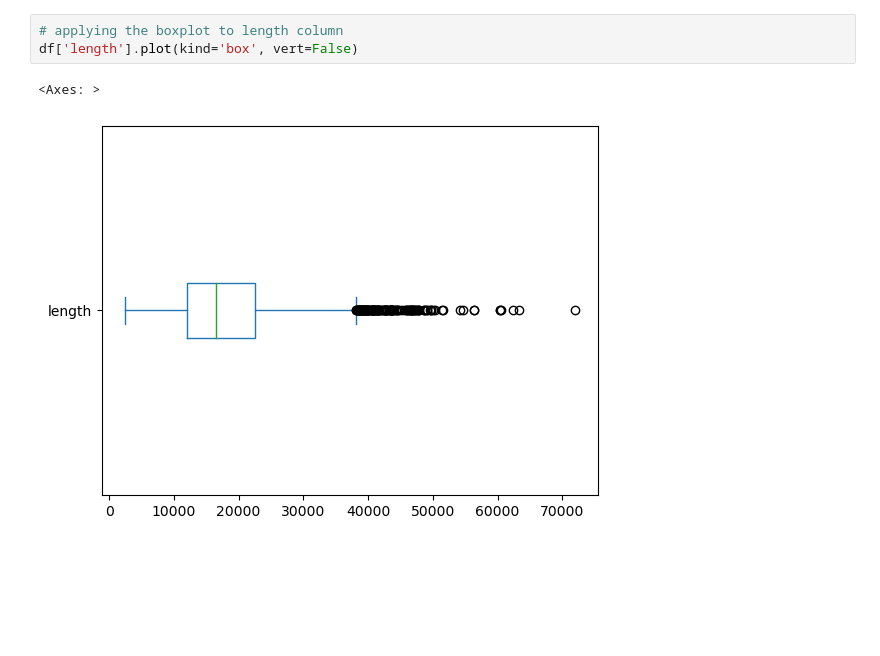
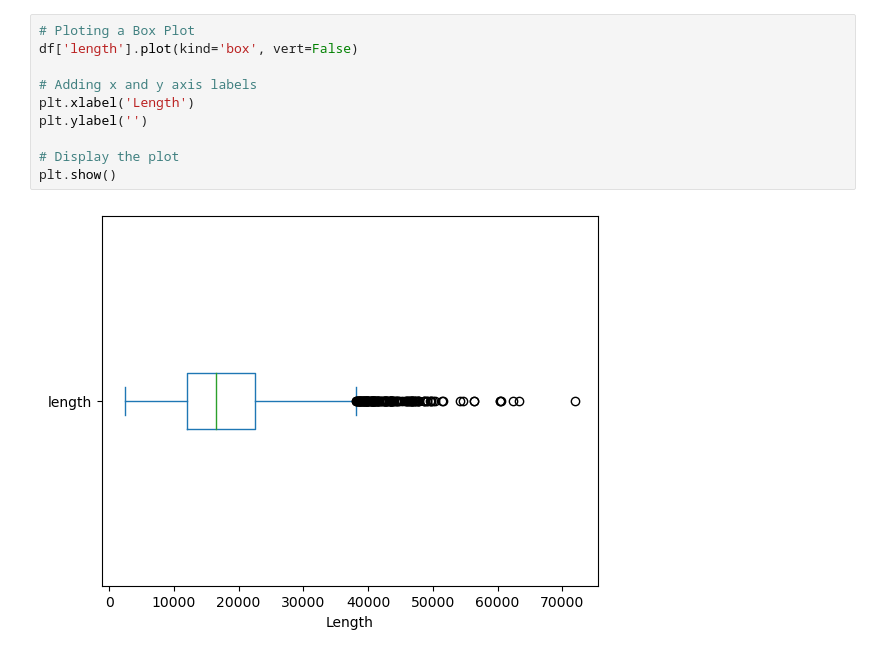
Before and after one commit to ThilakNaidu/Thilak, a Jupyter notebook: TBA_C2.ipynb, the cells around one changed output. Cells and saved outputs as stored; diff of their text form; blank space fills up the shorter version.

```diff
--- a/TBA_C2.ipynb
+++ b/TBA_C2.ipynb
@@ -177,7 +187,13 @@ df['length'].plot()
 # %%
-# applying the boxplot to length column
+# Ploting a Box Plot
 df['length'].plot(kind='box', vert=False)
+
+# Adding x and y axis labels
+plt.xlabel('Length')
+plt.ylabel('')
+
+# Display the plot
+plt.show()
 # %% [output]
-<Axes: >
-[figure, old version]
+[figure, new version]
 # %%
```
Also changed, not shown: parts of 39 cells of this notebook.
